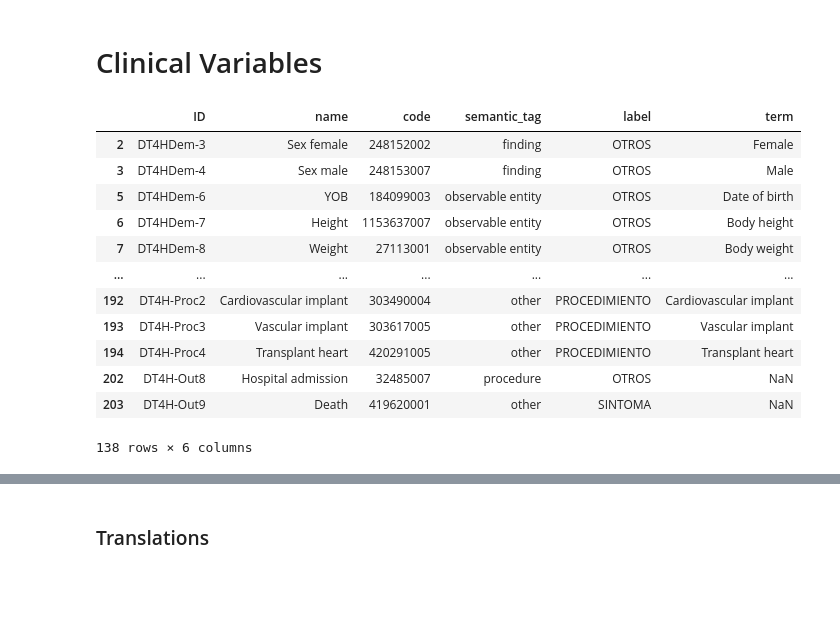
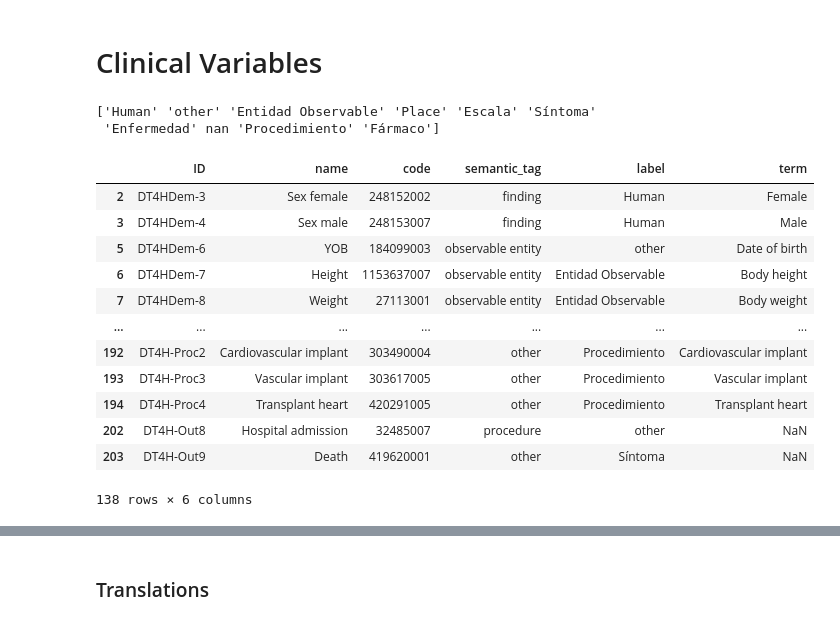
Before and after one commit to nlp4bia-bsc/dt4h-coverage-dash, a Jupyter notebook: notebooks/data-retrieval.ipynb, the cells around one changed output, grey strips where cells are left out. Cells and saved outputs as stored; diff of their text form; code cells hidden in the pictures; blank space fills up the shorter version.

```diff
--- a/notebooks/data-retrieval.ipynb
+++ b/notebooks/data-retrieval.ipynb
@@ -380,31 +380,35 @@ if WRITE_TOTAL:
 # %%
 df_variables_orig = pd.read_csv(os.path.join(VAR_DATA, 'DT4H Multilingual Dictionary Entity Linking - all variables.csv'),
                                 dtype={'code': str},
                                 usecols=['DT4HID', 'CONCEPT', 'SNOMEDID NUMBER', 'SNOMED PT (International Edition April 2024)',
                                          'SNOMEDID CLASS', 'NLP4BIA NER Class'])
 
 df_variables_orig = df_variables_orig.rename(columns={'DT4HID': 'ID', 'CONCEPT':'name', 'SNOMEDID NUMBER': 'code',
                                                       'SNOMED PT (International Edition April 2024)': 'term',
                                                       'SNOMEDID CLASS': 'semantic_tag', 'NLP4BIA NER Class':'label'})
 
 df_variables_orig = df_variables_orig[df_variables_orig['code'].str.match(r'^\d+$')]
-d_classes = {"Procedimiento": "PROCEDIMIENTO", "Fármaco": "FARMACO", "Síntoma":"SINTOMA", "Enfermedad": "ENFERMEDAD"}
-df_variables_orig["label"] = df_variables_orig["label"].map(d_classes).fillna("OTROS")
+# d_classes = {"Procedimiento": "PROCEDIMIENTO", "Fármaco": "FARMACO", "Síntoma":"SINTOMA", "Enfermedad": "ENFERMEDAD"}
+
+# disease, symptom, procedure, medicine, observable entity
+print(df_variables_orig.label.unique())
 df_variables_orig
 # %% [output]
+['Human' 'other' 'Entidad Observable' 'Place' 'Escala' 'Síntoma'
+ 'Enfermedad' nan 'Procedimiento' 'Fármaco']
 |  | ID | name | code | semantic_tag | label | term |
-| 2 | DT4HDem-3 | Sex female | 248152002 | finding | OTROS | Female |
-| 3 | DT4HDem-4 | Sex male | 248153007 | finding | OTROS | Male |
-| 5 | DT4HDem-6 | YOB | 184099003 | observable entity | OTROS | Date of birth |
-| 6 | DT4HDem-7 | Height | 1153637007 | observable entity | OTROS | Body height |
-| 7 | DT4HDem-8 | Weight | 27113001 | observable entity | OTROS | Body weight |
+| 2 | DT4HDem-3 | Sex female | 248152002 | finding | Human | Female |
+| 3 | DT4HDem-4 | Sex male | 248153007 | finding | Human | Male |
+| 5 | DT4HDem-6 | YOB | 184099003 | observable entity | other | Date of birth |
+| 6 | DT4HDem-7 | Height | 1153637007 | observable entity | Entidad Observable | Body height |
+| 7 | DT4HDem-8 | Weight | 27113001 | observable entity | Entidad Observable | Body weight |
 | ... | ... | ... | ... | ... | ... | ... |
-| 192 | DT4H-Proc2 | Cardiovascular implant | 303490004 | other | PROCEDIMIENTO | Cardiovascular implant |
-| 193 | DT4H-Proc3 | Vascular implant | 303617005 | other | PROCEDIMIENTO | Vascular implant |
-| 194 | DT4H-Proc4 | Transplant heart | 420291005 | other | PROCEDIMIENTO | Transplant heart |
-| 202 | DT4H-Out8 | Hospital admission | 32485007 | procedure | OTROS | NaN |
-| 203 | DT4H-Out9 | Death | 419620001 | other | SINTOMA | NaN |
+| 192 | DT4H-Proc2 | Cardiovascular implant | 303490004 | other | Procedimiento | Cardiovascular implant |
+| 193 | DT4H-Proc3 | Vascular implant | 303617005 | other | Procedimiento | Vascular implant |
+| 194 | DT4H-Proc4 | Transplant heart | 420291005 | other | Procedimiento | Transplant heart |
+| 202 | DT4H-Out8 | Hospital admission | 32485007 | procedure | other | NaN |
+| 203 | DT4H-Out9 | Death | 419620001 | other | Síntoma | NaN |
-138 rows × 6 columns
+138 rows × 6 columns
 # %%
 df_variables_med = pd.read_csv(os.path.join(VAR_DATA, 'DT4H Multilingual Dictionary Entity Linking - Medication.csv'),
                                  dtype={'code': str},
```
Also changed, not shown: parts of 3 cells of this notebook, 1 other file.
